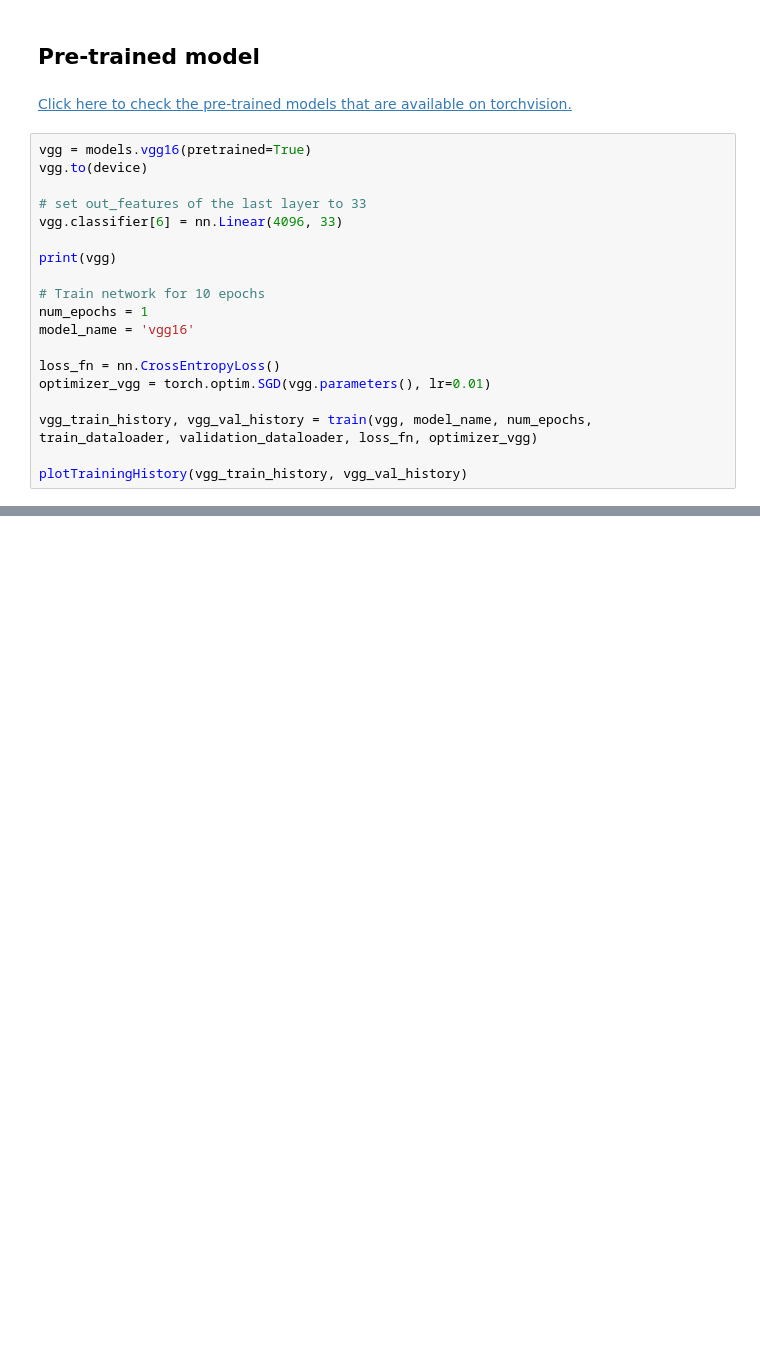
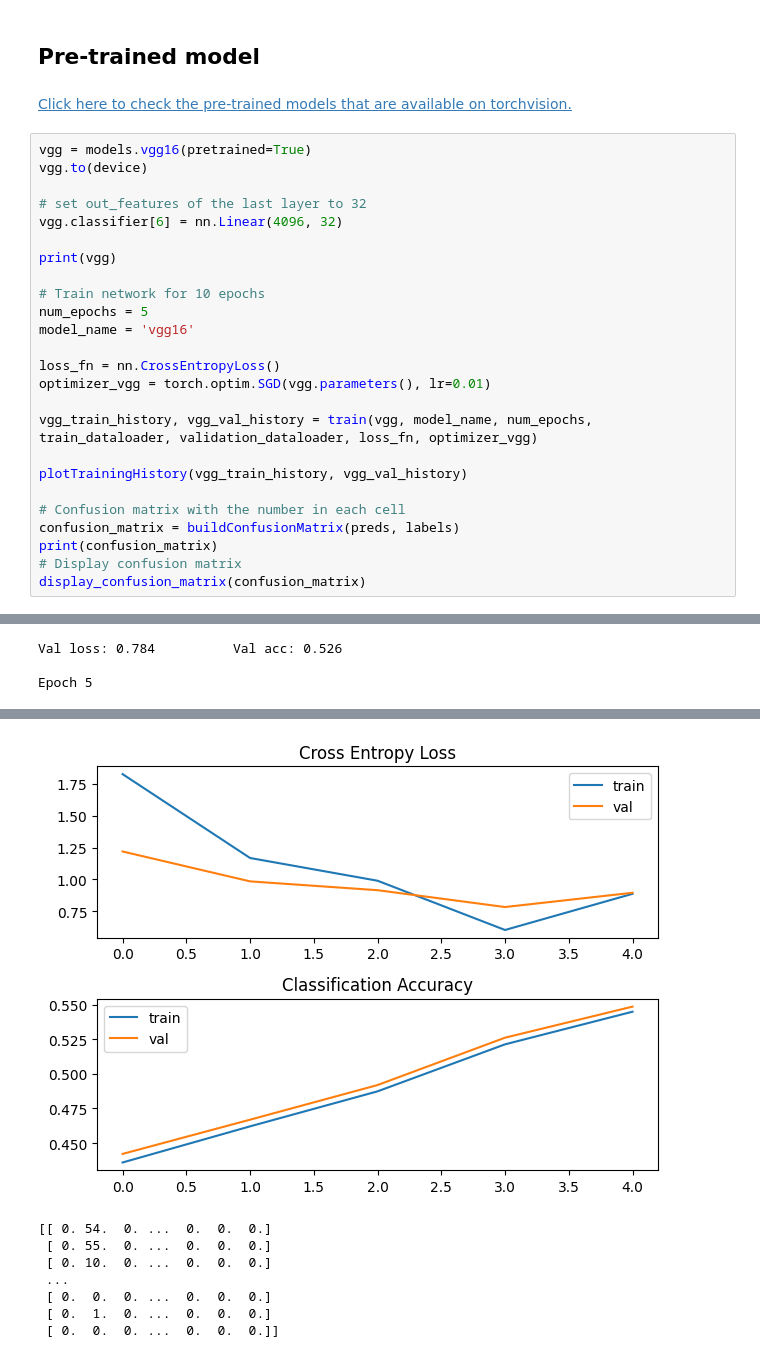
Before and after one commit to Johnny-droid/Lego-Image-Detector, a Jupyter notebook: p2/task2.ipynb, the cells around one changed output, grey strips where cells are left out. Saved outputs shown, nothing was run; the diff lists cells and outputs as text; blank space fills up the shorter version.

```diff
--- a/p2/task2.ipynb
+++ b/p2/task2.ipynb
@@ -531,13 +548,13 @@ showErrors(model, test_dataloader)
 vgg = models.vgg16(pretrained=True)
 vgg.to(device)
 
-# set out_features of the last layer to 33
-vgg.classifier[6] = nn.Linear(4096, 33)
+# set out_features of the last layer to 32
+vgg.classifier[6] = nn.Linear(4096, 32)
 
 print(vgg)
 
 # Train network for 10 epochs
-num_epochs = 1
+num_epochs = 5
 model_name = 'vgg16'
 
 loss_fn = nn.CrossEntropyLoss()
@@ -546,3 +563,10 @@ optimizer_vgg = torch.optim.SGD(vgg.parameters(), lr=0.01)
 vgg_train_history, vgg_val_history = train(vgg, model_name, num_epochs, train_dataloader, validation_dataloader, loss_fn, optimizer_vgg)
 
 plotTrainingHistory(vgg_train_history, vgg_val_history)
+
+# Confusion matrix with the number in each cell
+confusion_matrix = buildConfusionMatrix(preds, labels)
+print(confusion_matrix)
+# Display confusion matrix
+display_confusion_matrix(confusion_matrix)
+# %% [output]
@@ -548,0 +603,3 @@ plotTrainingHistory(vgg_train_history, vgg_val_history)
+Val loss: 0.784          Val acc: 0.526
+
+Epoch 5
@@ -548,0 +609,8 @@ plotTrainingHistory(vgg_train_history, vgg_val_history)
+[figure, added]
+[[ 0. 54.  0. ...  0.  0.  0.]
+ [ 0. 55.  0. ...  0.  0.  0.]
+ [ 0. 10.  0. ...  0.  0.  0.]
+ ...
+ [ 0.  0.  0. ...  0.  0.  0.]
+ [ 0.  1.  0. ...  0.  0.  0.]
+ [ 0.  0.  0. ...  0.  0.  0.]]
```
Also changed, not shown: parts of 13 cells of this notebook.
